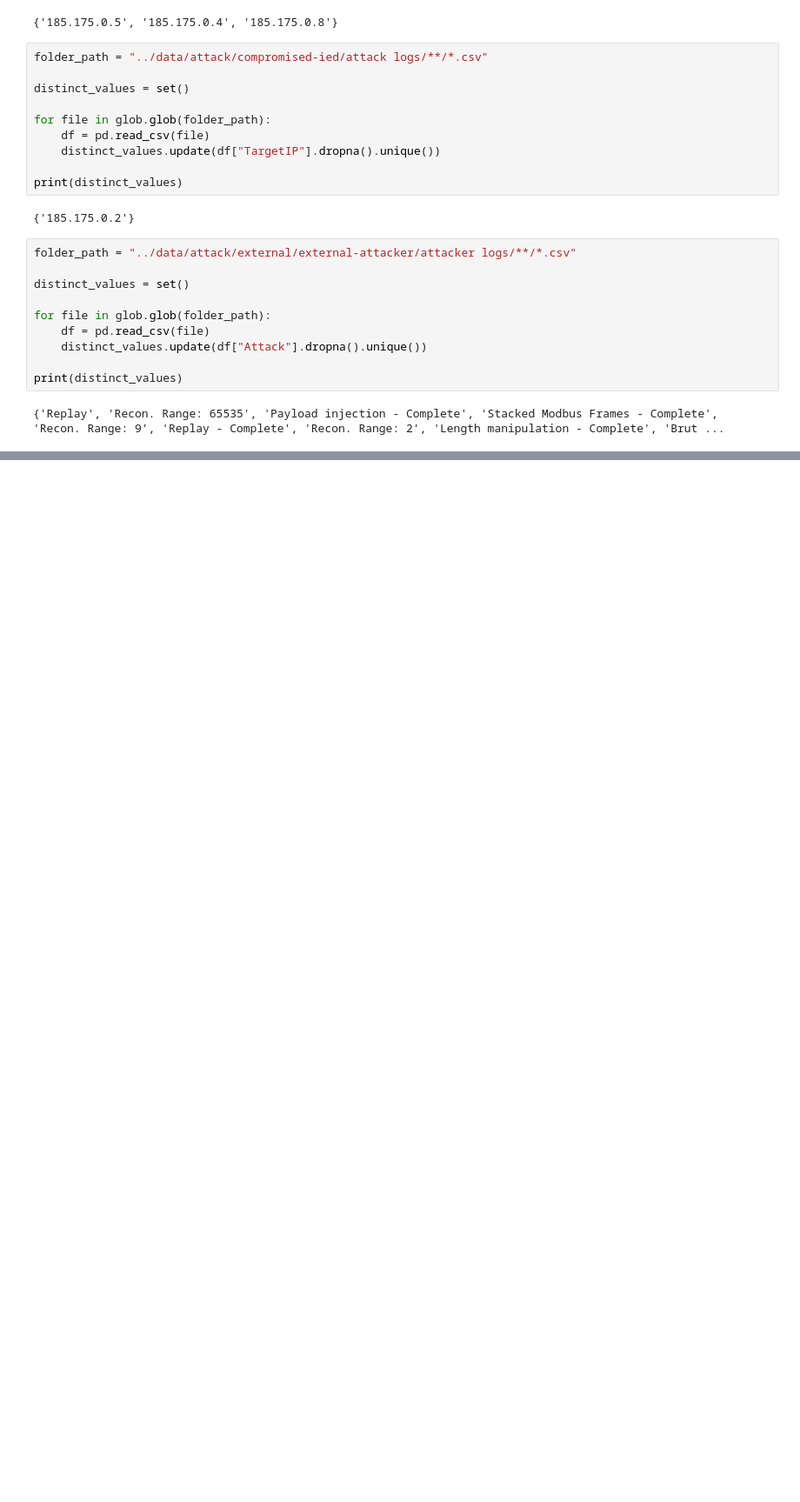
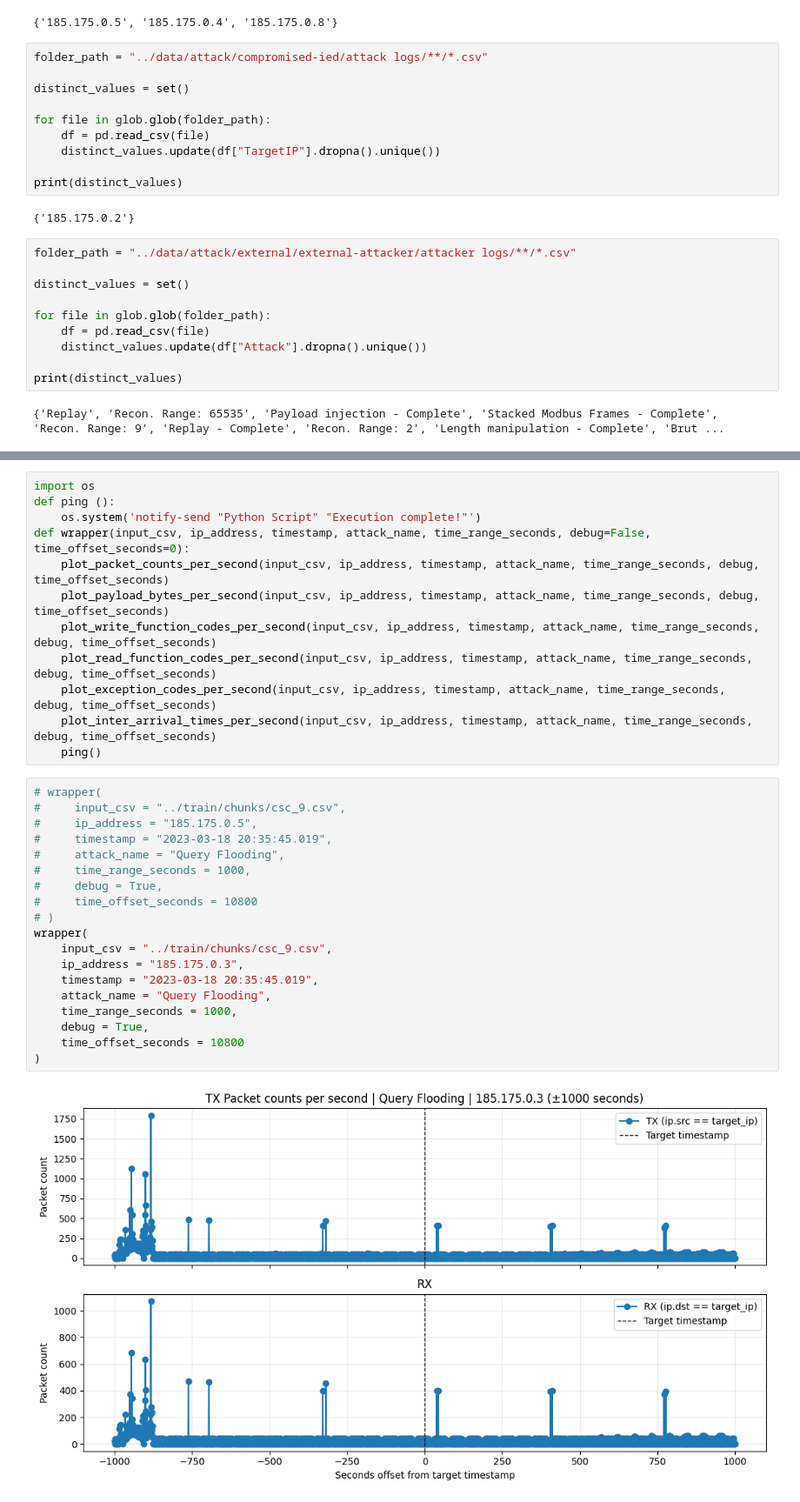
Before and after one commit to SameerCS23iitm/ugrc, a Jupyter notebook: analysis/1.data_analysis.ipynb, the cells around one changed output, grey strips where cells are left out. Shown at 87% size. Cells and saved outputs as stored; diff of their text form; blank space fills up the shorter version.

Commit message:
added the wrapper in data_analysis

```diff
--- a/analysis/1.data_analysis.ipynb
+++ b/analysis/1.data_analysis.ipynb
@@ -220,0 +402,33 @@ max      24.000000    36.000000  1696.000000  2496.000000
+# %%
+import os
+def ping ():
+    os.system('notify-send "Python Script" "Execution complete!"')
+def wrapper(input_csv, ip_address, timestamp, attack_name, time_range_seconds, debug=False, time_offset_seconds=0):
+    plot_packet_counts_per_second(input_csv, ip_address, timestamp, attack_name, time_range_seconds, debug, time_offset_seconds)
+    plot_payload_bytes_per_second(input_csv, ip_address, timestamp, attack_name, time_range_seconds, debug, time_offset_seconds)
+    plot_write_function_codes_per_second(input_csv, ip_address, timestamp, attack_name, time_range_seconds, debug, time_offset_seconds)
+    plot_read_function_codes_per_second(input_csv, ip_address, timestamp, attack_name, time_range_seconds, debug, time_offset_seconds)
+    plot_exception_codes_per_second(input_csv, ip_address, timestamp, attack_name, time_range_seconds, debug, time_offset_seconds)
+    plot_inter_arrival_times_per_second(input_csv, ip_address, timestamp, attack_name, time_range_seconds, debug, time_offset_seconds)
+    ping()
+# %%
+# wrapper(
+#     input_csv = "../train/chunks/csc_9.csv",
+#     ip_address = "185.175.0.5",
+#     timestamp = "2023-03-18 20:35:45.019",
+#     attack_name = "Query Flooding",
+#     time_range_seconds = 1000,
+#     debug = True,
+#     time_offset_seconds = 10800
+# )
+wrapper(
+    input_csv = "../train/chunks/csc_9.csv",
+    ip_address = "185.175.0.3",
+    timestamp = "2023-03-18 20:35:45.019",
+    attack_name = "Query Flooding",
+    time_range_seconds = 1000,
+    debug = True,
+    time_offset_seconds = 10800
+)
+# %% [output]
+[figure, added]
```
Also changed, not shown: parts of 2 cells of this notebook, 11 other files.
